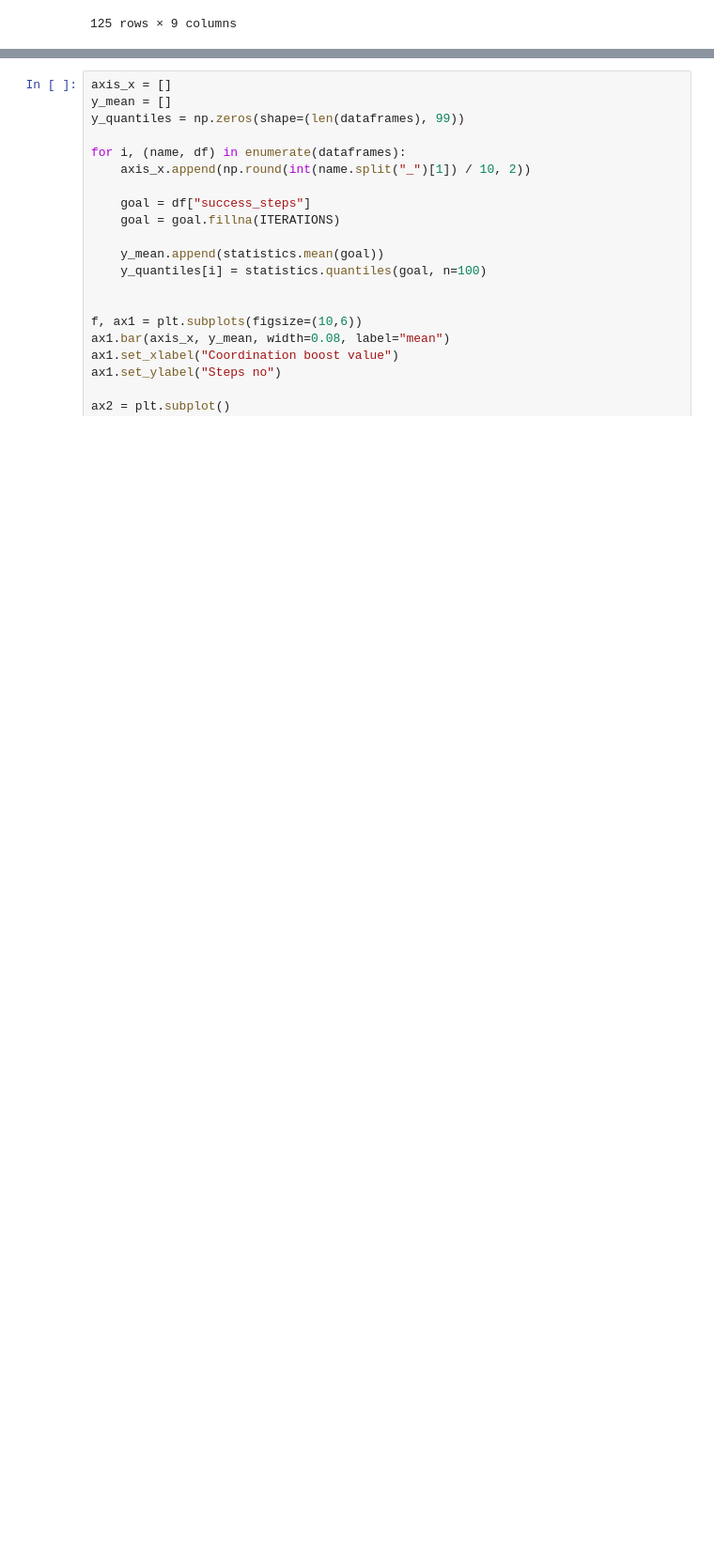
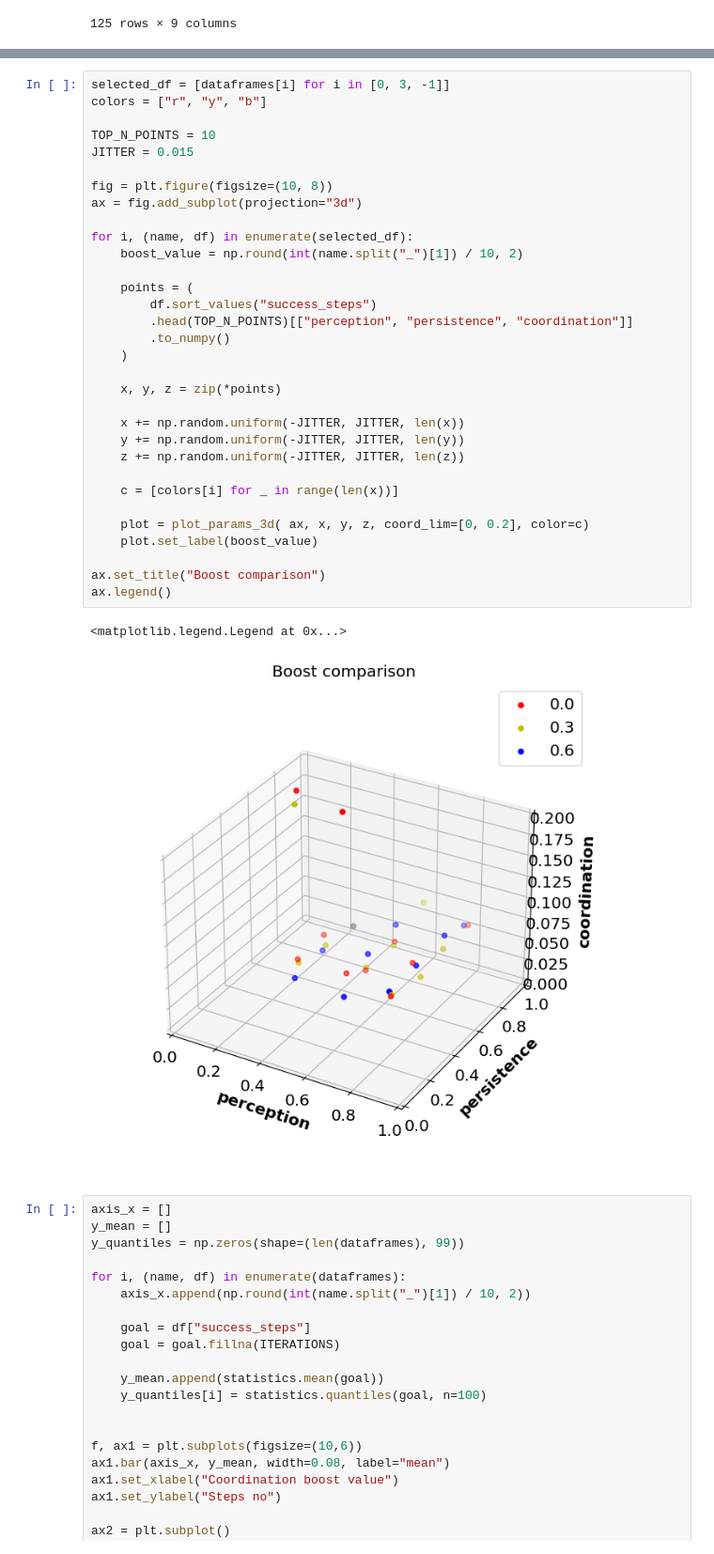
Before and after one commit to roznawsk/infant-abm, a Jupyter notebook: comparative.ipynb, the cells around one changed output, grey strips where cells are left out. Shown at 94% size. Cells and saved outputs as stored; diff of their text form; blank space fills up the shorter version.

```diff
--- a/comparative.ipynb
+++ b/comparative.ipynb
@@ -78,3 +150,38 @@ display(dataframes[0][1].head())
+# %%
+selected_df = [dataframes[i] for i in [0, 3, -1]]
+colors = ["r", "y", "b"]
+
+TOP_N_POINTS = 10
+JITTER = 0.015
+
+fig = plt.figure(figsize=(10, 8))
+ax = fig.add_subplot(projection="3d")
+
+for i, (name, df) in enumerate(selected_df):
+    boost_value = np.round(int(name.split("_")[1]) / 10, 2)
+
+    points = (
+        df.sort_values("success_steps")
+        .head(TOP_N_POINTS)[["perception", "persistence", "coordination"]]
+        .to_numpy()
+    )
+
+    x, y, z = zip(*points)
+
+    x += np.random.uniform(-JITTER, JITTER, len(x))
+    y += np.random.uniform(-JITTER, JITTER, len(y))
+    z += np.random.uniform(-JITTER, JITTER, len(z))
+
+    c = [colors[i] for _ in range(len(x))]
+
+    plot = plot_params_3d( ax, x, y, z, coord_lim=[0, 0.2], color=c)
+    plot.set_label(boost_value)
+
+ax.set_title("Boost comparison")
+ax.legend()
+# %% [output]
+<matplotlib.legend.Legend at 0x...>
+[figure, added]
 # %%
 axis_x = []
 y_mean = []
```
Also changed, not shown: parts of 3 cells of this notebook, 2 other files.
